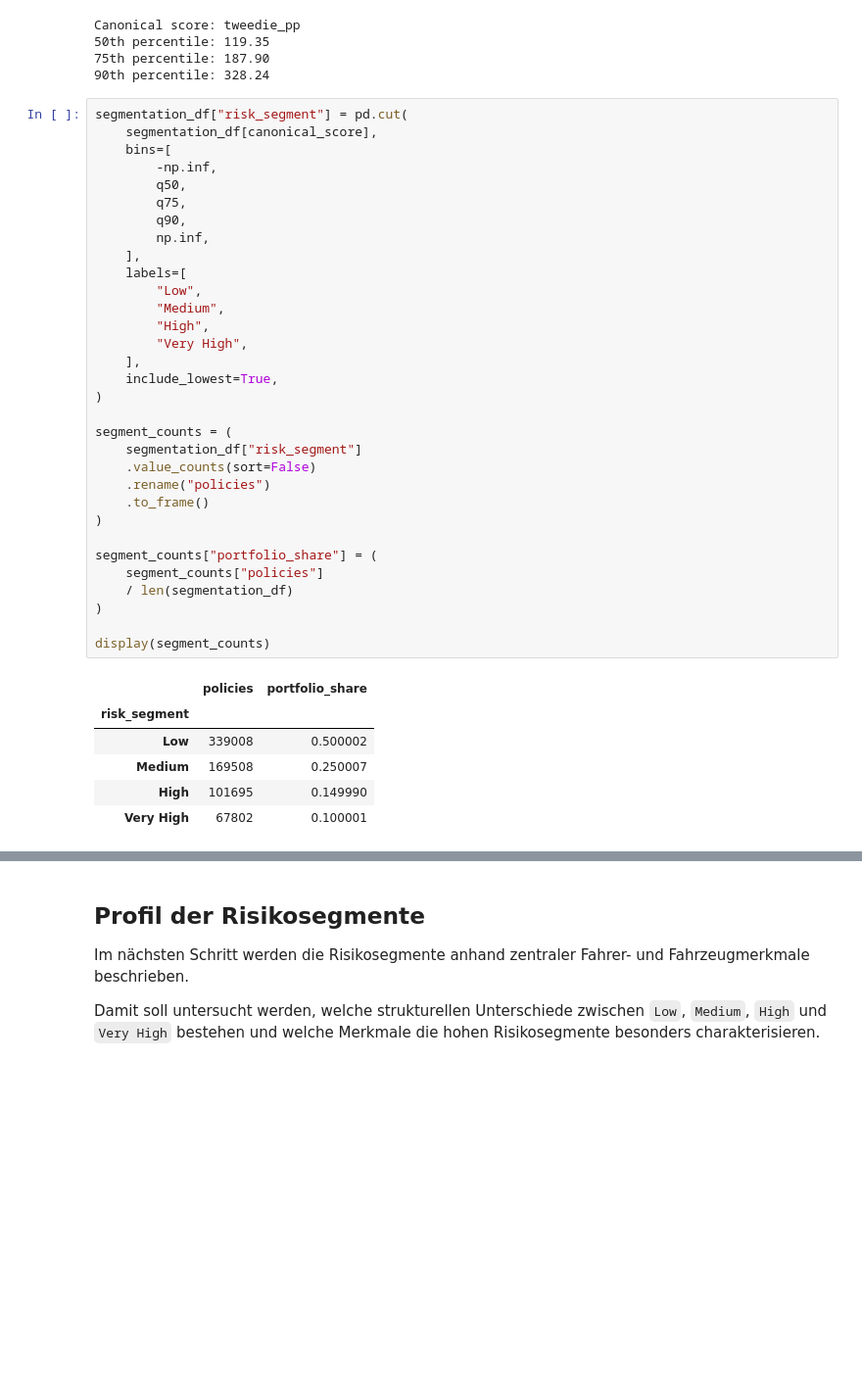
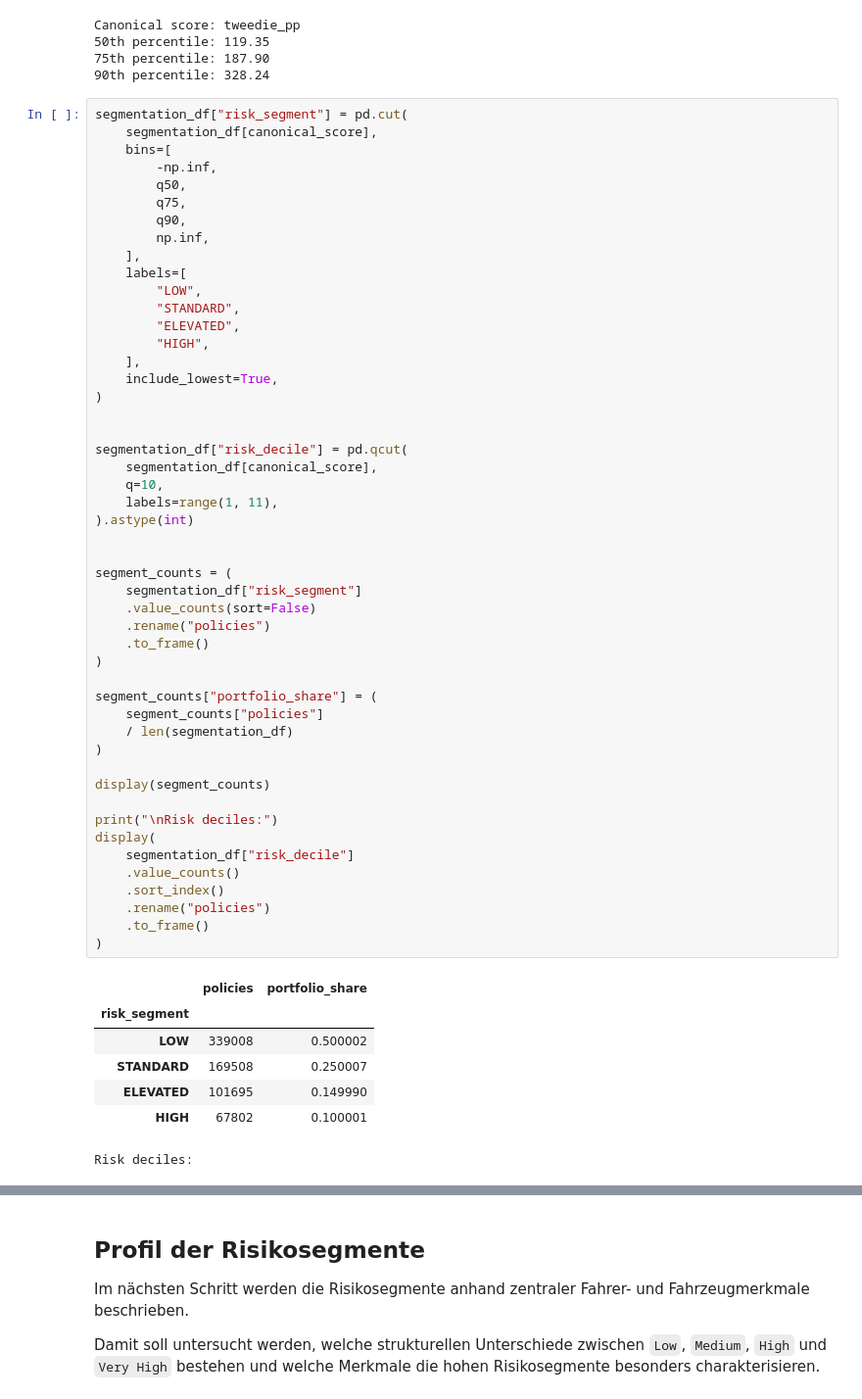
Before and after one commit to Mst-KrgZ/kfz-insurance-risk-platform, a Jupyter notebook: notebooks/09_risk_segmentation.ipynb, the cells around one changed output, grey strips where cells are left out. Shown at 98% size. Cells and saved outputs as stored; diff of their text form; blank space fills up the shorter version.

```diff
--- a/notebooks/09_risk_segmentation.ipynb
+++ b/notebooks/09_risk_segmentation.ipynb
@@ -232,38 +232,56 @@ Canonical score: tweedie_pp
 segmentation_df["risk_segment"] = pd.cut(
     segmentation_df[canonical_score],
     bins=[
         -np.inf,
         q50,
         q75,
         q90,
         np.inf,
     ],
     labels=[
-        "Low",
-        "Medium",
-        "High",
-        "Very High",
+        "LOW",
+        "STANDARD",
+        "ELEVATED",
+        "HIGH",
     ],
     include_lowest=True,
 )
+
+
+segmentation_df["risk_decile"] = pd.qcut(
+    segmentation_df[canonical_score],
+    q=10,
+    labels=range(1, 11),
+).astype(int)
+
 
 segment_counts = (
     segmentation_df["risk_segment"]
     .value_counts(sort=False)
     .rename("policies")
     .to_frame()
 )
 
 segment_counts["portfolio_share"] = (
     segment_counts["policies"]
     / len(segmentation_df)
 )
 
 display(segment_counts)
+
+print("\nRisk deciles:")
+display(
+    segmentation_df["risk_decile"]
+    .value_counts()
+    .sort_index()
+    .rename("policies")
+    .to_frame()
+)
 # %% [output]
 |  | policies | portfolio_share |
 | risk_segment |  |  |
-| Low | 339008 | 0.500002 |
-| Medium | 169508 | 0.250007 |
-| High | 101695 | 0.149990 |
-| Very High | 67802 | 0.100001 |
+| LOW | 339008 | 0.500002 |
+| STANDARD | 169508 | 0.250007 |
+| ELEVATED | 101695 | 0.149990 |
+| HIGH | 67802 | 0.100001 |
+Risk deciles:
```
Also changed, not shown: parts of 15 cells of this notebook, 2 other files.
